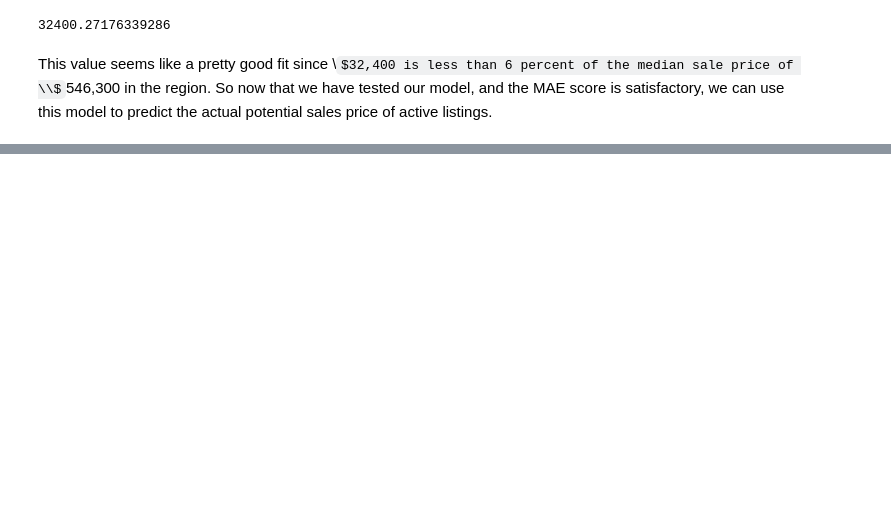
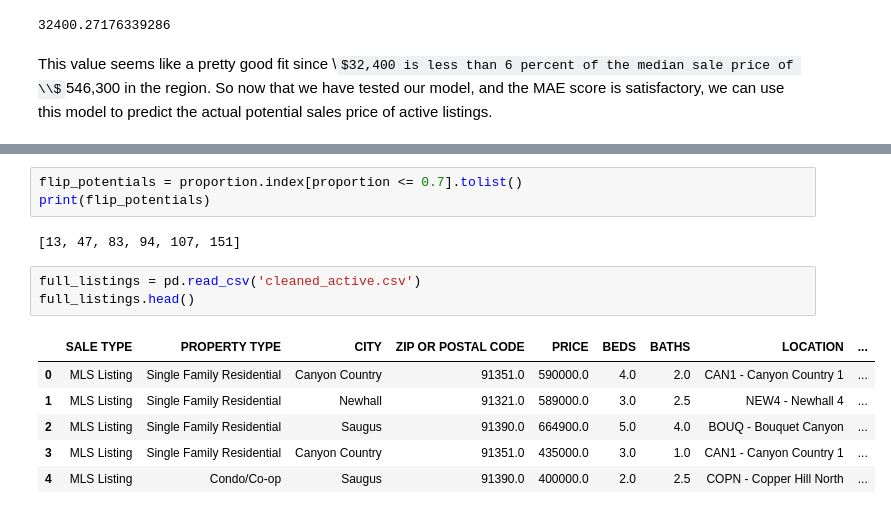
Before and after one commit to stonecoldnicole/flip-or-skip, a Jupyter notebook: XGBoost_Model.ipynb, the cells around one changed output, grey strips where cells are left out. Drawn from its saved outputs; the diff is of its cells as text; some formulas as TeX source; blank space fills up the shorter version.

```diff
--- a/XGBoost_Model.ipynb
+++ b/XGBoost_Model.ipynb
@@ -583,0 +628,15 @@ This value seems like a pretty good fit since \\$32,400 is less than 6 percent o
+# %%
+flip_potentials = proportion.index[proportion <= 0.7].tolist()
+print(flip_potentials)
+# %% [output]
+[13, 47, 83, 94, 107, 151]
+# %%
+full_listings = pd.read_csv('cleaned_active.csv')
+full_listings.head()
+# %% [output]
+|  | SALE TYPE | PROPERTY TYPE | CITY | ZIP OR POSTAL CODE | PRICE | BEDS | BATHS | LOCATION | ... |
+| 0 | MLS Listing | Single Family Residential | Canyon Country | 91351.0 | 590000.0 | 4.0 | 2.0 | CAN1 - Canyon Country 1 | ... |
+| 1 | MLS Listing | Single Family Residential | Newhall | 91321.0 | 589000.0 | 3.0 | 2.5 | NEW4 - Newhall 4 | ... |
+| 2 | MLS Listing | Single Family Residential | Saugus | 91390.0 | 664900.0 | 5.0 | 4.0 | BOUQ - Bouquet Canyon | ... |
+| 3 | MLS Listing | Single Family Residential | Canyon Country | 91351.0 | 435000.0 | 3.0 | 1.0 | CAN1 - Canyon Country 1 | ... |
+| 4 | MLS Listing | Condo/Co-op | Saugus | 91390.0 | 400000.0 | 2.0 | 2.5 | COPN - Copper Hill North | ... |
```
Also changed, not shown: parts of 12 cells of this notebook.
